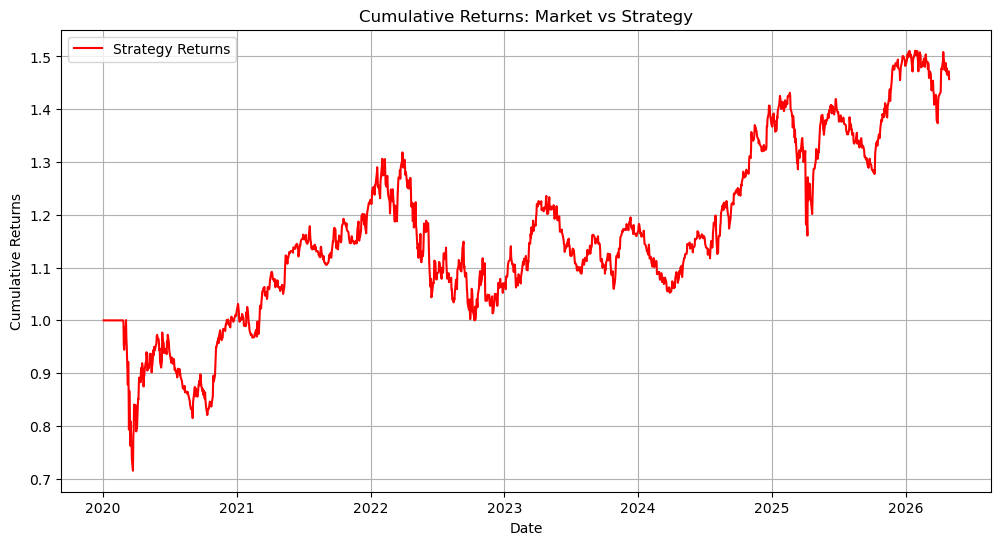
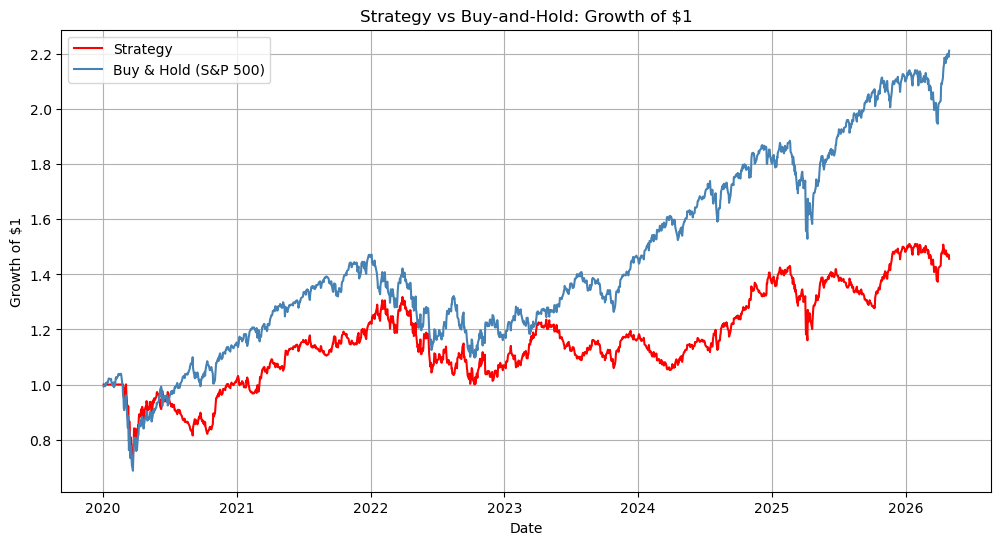
The notebook cell's code change between the first figure and the second:
--- before
+++ after
@@ -13,11 +13,13 @@
 pt.figure(figsize=(12, 6))
 
-pt.plot(df.index, df['Cumulative_Strategy'], label='Strategy Returns', color='red')
+pt.plot(df.index, df['Cumulative_Strategy'], label='Strategy', color='red')
+pt.plot(df.index, df['Cumulative_Market'], label='Buy & Hold (S&P 500)', color='steelblue')
 
-pt.title("Cumulative Returns: Market vs Strategy")
+pt.title("Strategy vs Buy-and-Hold: Growth of $1")
 pt.xlabel("Date")
-pt.ylabel("Cumulative Returns")
-
+pt.ylabel("Growth of $1")
 pt.legend()
 pt.grid()
+
+pt.savefig('cumulative_returns.png', dpi=150, bbox_inches='tight')
 pt.show()

Commit: Fix strategy-vs-buy-and-hold chart to actually plot both series